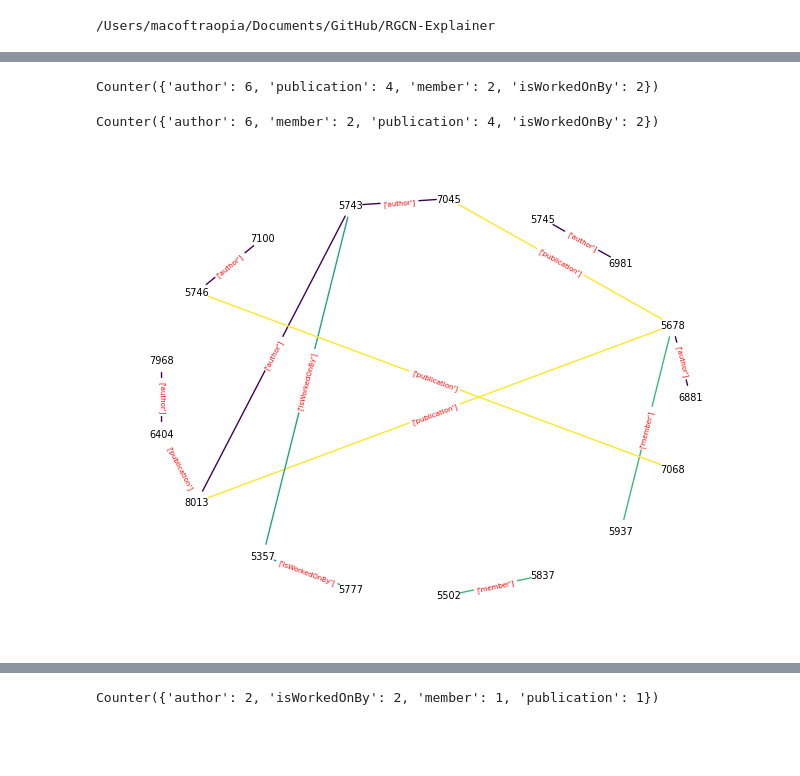
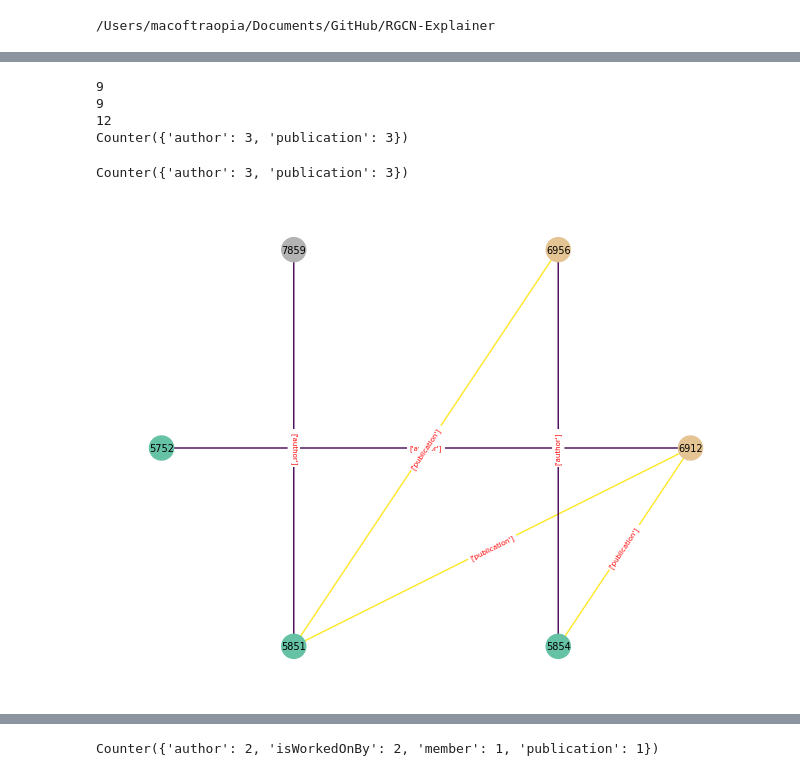
Before and after one commit to traopia/RGCN-Explainer, a Jupyter notebook: RGCN_stuff/visualization.ipynb, the cells around one changed output, grey strips where cells are left out. Saved outputs shown, nothing was run; the diff lists cells and outputs as text; code cells hidden in the pictures; blank space fills up the shorter version.

```diff
--- a/RGCN_stuff/visualization.ipynb
+++ b/RGCN_stuff/visualization.ipynb
@@ -24,7 +24,8 @@ if current_dir != '/Users/macoftraopia/Documents/GitHub/RGCN-Explainer':
 # %%
 path = 'chk/aifb_chk/exp/init_normal_hops_2_lr_0.1_adaptive_False_size_5e-05_sizestd_adaptive_ent_10_type_1_killtype_True_break_no/masked_adj'
 #path = 'chk/aifb_chk/exp/init_normal_hops_2_lr_0.1_adaptive_False_size_5e-05_sizestd_adaptive_ent_10_type_-1_killtype_False_break_no/masked_adj'
-node_idx = 5678
+path = 'chk/aifb_chk/exp/init_normal_hops_2_lr_0.1_adaptive_False_size_5e-05_sizestd_adaptive_ent_-1_type_-1_killtype_True_break_no/masked_adj'
+node_idx = 5752
 n_hop = 2
 threshold = 0.5
 name = 'aifb'
@@ -44,9 +45,12 @@ tensor(0.4971)
 # %%
-visualize(node_idx, n_hop, data, v_t,threshold,name, result_weights=False, low_threshold=False,experiment_name=None, selected_visualization=True,connected_subgraph=False)
+visualize(node_idx, n_hop, data, v_t,threshold,name, result_weights=False, low_threshold=False,experiment_name=None, selected_visualization=True,connected_subgraph=True)
 # %% [output]
-Counter({'author': 6, 'publication': 4, 'member': 2, 'isWorkedOnBy': 2})
+9
+9
+12
+Counter({'author': 3, 'publication': 3})
-Counter({'author': 6, 'member': 2, 'publication': 4, 'isWorkedOnBy': 2})
+Counter({'author': 3, 'publication': 3})
-[figure, old version]
+[figure, new version]
 # %%
 def visualize(node_idx, n_hop, data, masked_ver,threshold,name, result_weights=True, low_threshold=False,experiment_name=None, selected_visualization=True, connected_subgraph = True):
     """
```
Also changed, not shown: parts of 3 cells of this notebook, 8 other files.
